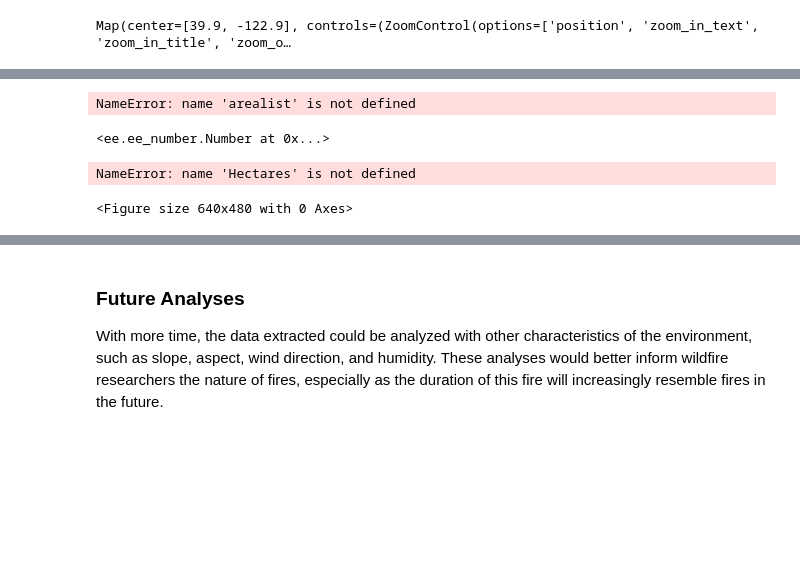
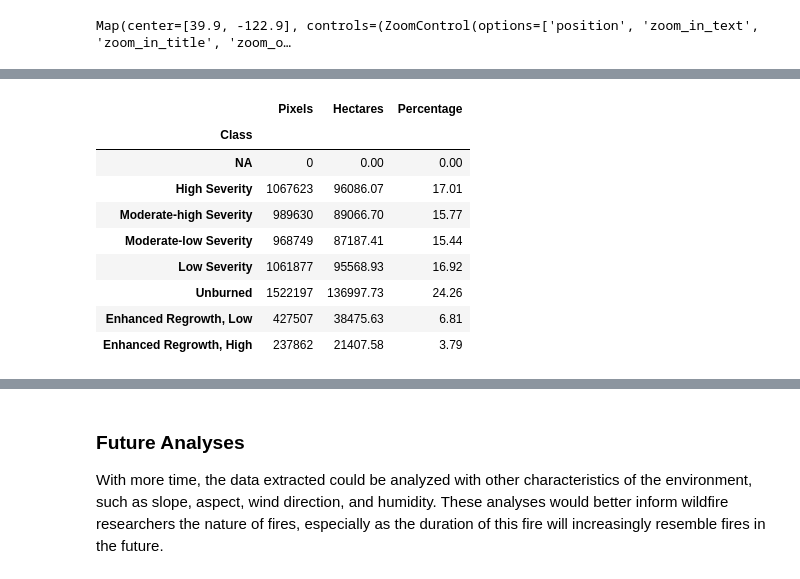
Before and after one commit to wsedgwick/eds220-burn-scar-analysis, a Jupyter notebook: SentinelNBR.ipynb, the cells around one changed output, grey strips where cells are left out. Cells and saved outputs as stored; diff of their text form; code cells hidden in the pictures; blank space fills up the shorter version.

```diff
--- a/SentinelNBR.ipynb
+++ b/SentinelNBR.ipynb
@@ -304,7 +398,12 @@ test
 # %%
-NA = arealist[0:1].pop()
+# Theres probably an easier way to extract the values but this works
+# pop each class into its own variable, then create a dictionary that uses .getInfo() on each value to convert from ee.Number to number
 
-num = ee.Number.parse(NA.get('Hectares'));
-#print(num)
+#NA = arealist[0:1].pop()
+#High_Severity = arealist[0:2].pop()
+#Moderate_high_Severity = arealist[0:3].pop()
+#Moderate_low_Severity = arealist[0:4].pop()
+#Low_Severity = arealist[0:5].pop()
+#Unburned = arealist[0:6].pop()
+#Enhanced_Regrowth_Low = arealist[0:7].pop()
+#Enhanced_Regrowth_High = arealist[0:8].pop()
-# %% [output]
-NameError: name 'arealist' is not defined
@@ -311,11 +417,33 @@ NameError: name 'arealist' is not defined
 # %%
-High_Severity = arealist[0:2].pop()
-High_Severity['Hectares']
+
+stats = {'Class': ['NA',
+  'High Severity',
+  'Moderate-high Severity',
+  'Moderate-low Severity',
+  'Low Severity',
+  'Unburned',
+  'Enhanced Regrowth, Low',
+  'Enhanced Regrowth, High'],
+ 'Pixels': [0, 1067623, 989630, 968749, 1061877, 1522197, 427507, 237862],
+ 'Hectares': [0,
+  96086.07,
+  89066.7,
+  87187.41,
+  95568.93,
+  136997.73,
+  38475.63,
+  21407.58],
+ 'Percentage': [0, 17.01, 15.77, 15.44, 16.92, 24.26, 6.81, 3.79]}
+df_stats = pd.DataFrame(stats).set_index('Class')
+df_stats
 # %% [output]
-<ee.ee_number.Number at 0x...>
+|  | Pixels | Hectares | Percentage |
+| Class |  |  |  |
+| NA | 0 | 0.00 | 0.00 |
+| High Severity | 1067623 | 96086.07 | 17.01 |
+| Moderate-high Severity | 989630 | 89066.70 | 15.77 |
+| Moderate-low Severity | 968749 | 87187.41 | 15.44 |
+| Low Severity | 1061877 | 95568.93 | 16.92 |
+| Unburned | 1522197 | 136997.73 | 24.26 |
+| Enhanced Regrowth, Low | 427507 | 38475.63 | 6.81 |
+| Enhanced Regrowth, High | 237862 | 21407.58 | 3.79 |
-# %%
-plt.figure()
-plt.plot(Hectares)
-# %% [output]
-NameError: name 'Hectares' is not defined
-<Figure size 640x480 with 0 Axes>
```
Also changed, not shown: parts of 56 cells of this notebook.
